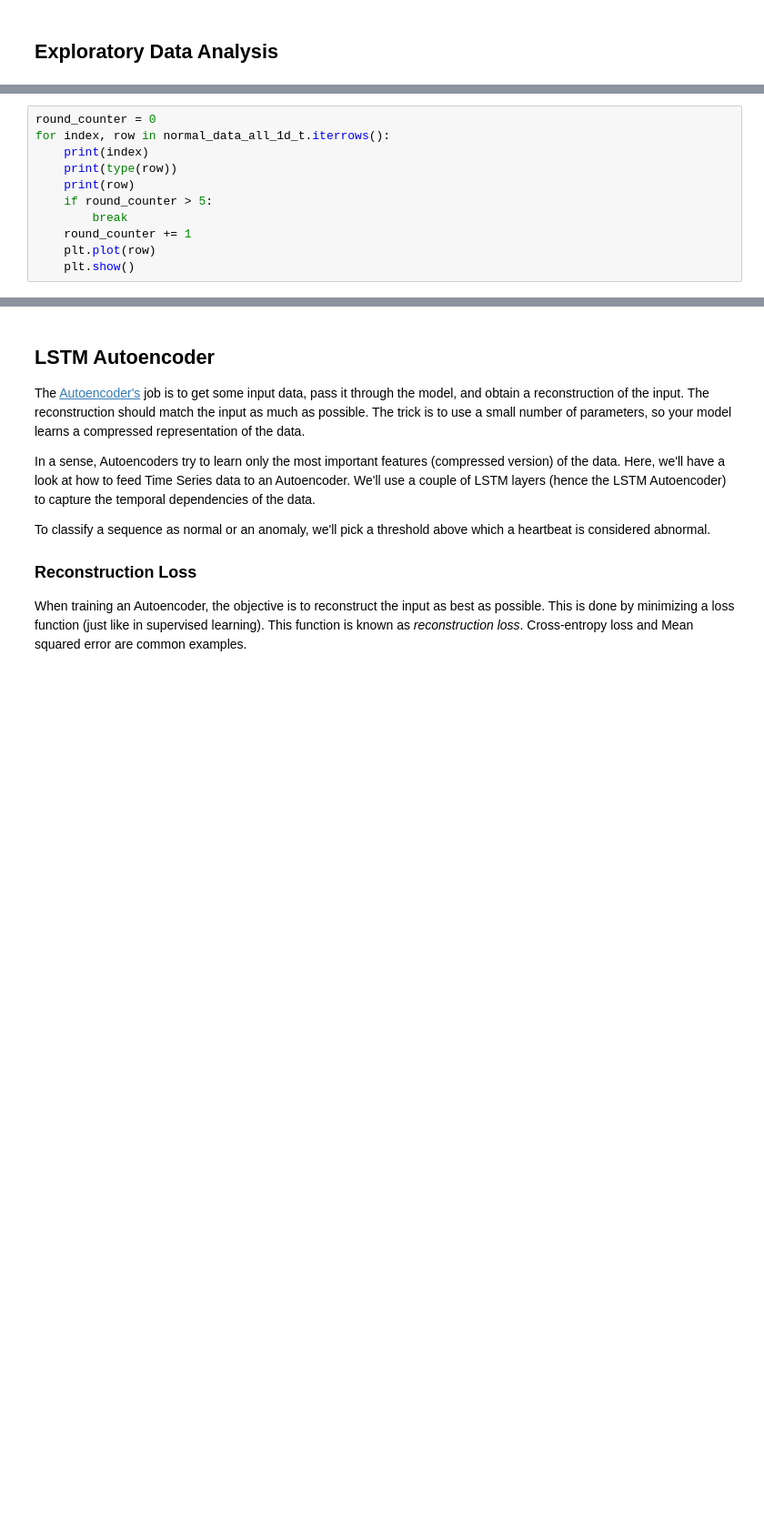
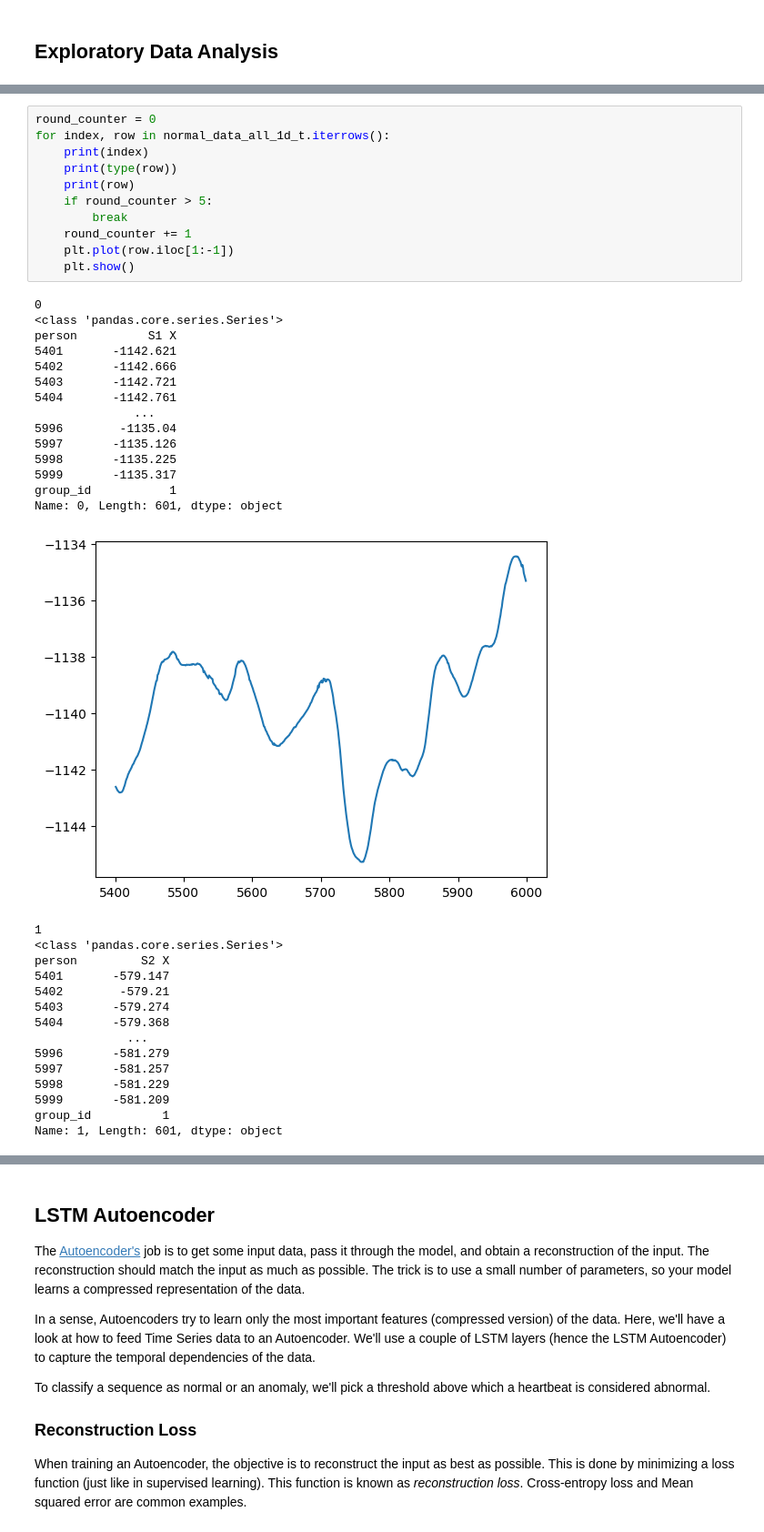
Before and after one commit to HieronymusEsteban/autoencoder_timeseries, a Jupyter notebook: autoencoder_first_try.ipynb, the cells around one changed output, grey strips where cells are left out. Shown at 91% size. Drawn from its saved outputs; the diff is of its cells as text; blank space fills up the shorter version.

```diff
--- a/autoencoder_first_try.ipynb
+++ b/autoencoder_first_try.ipynb
@@ -600,11 +789,41 @@ for index, row in anomaly_data_all_1d_t.iterrows():
 # %%
 round_counter = 0
 for index, row in normal_data_all_1d_t.iterrows():
     print(index)
     print(type(row))
     print(row)
     if round_counter > 5:
         break
     round_counter += 1
-    plt.plot(row)
+    plt.plot(row.iloc[1:-1])
     plt.show()
+# %% [output]
+0
+<class 'pandas.core.series.Series'>
+person          S1 X
+5401       -1142.621
+5402       -1142.666
+5403       -1142.721
+5404       -1142.761
+              ...
+5996        -1135.04
+5997       -1135.126
+5998       -1135.225
+5999       -1135.317
+group_id           1
+Name: 0, Length: 601, dtype: object
+[figure, added]
+1
+<class 'pandas.core.series.Series'>
+person         S2 X
+5401       -579.147
+5402        -579.21
+5403       -579.274
+5404       -579.368
+             ...
+5996       -581.279
+5997       -581.257
+5998       -581.229
+5999       -581.209
+group_id          1
+Name: 1, Length: 601, dtype: object
```
Also changed, not shown: parts of 85 cells of this notebook.
